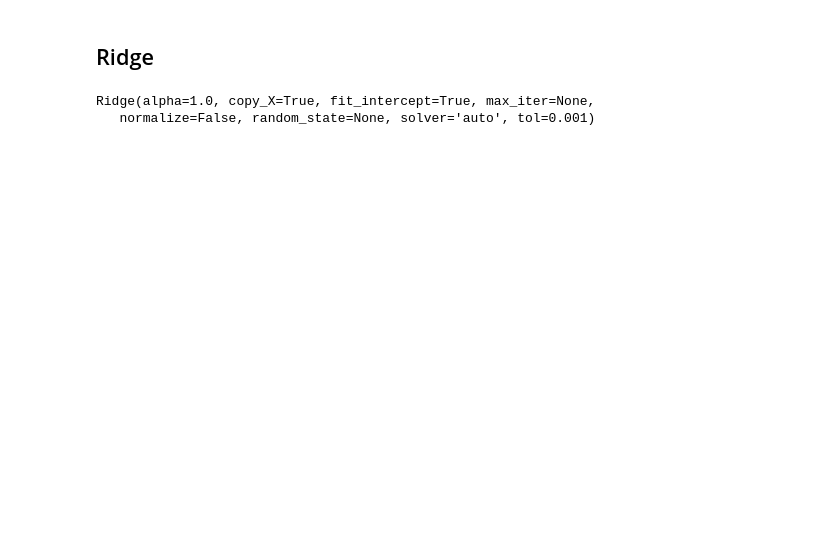
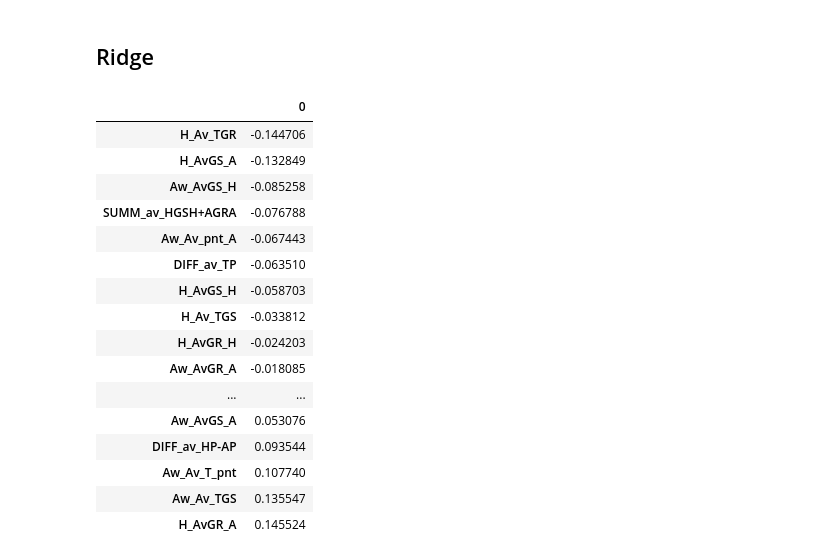
Before and after one commit to hh1713/football_machine, a Jupyter notebook: notebooks/final_project_Ridge_Lasso.ipynb, the cells around one changed output. Drawn from its saved outputs; the diff is of its cells as text; code cells hidden in the pictures; blank space fills up the shorter version.

```diff
--- a/notebooks/final_project_Ridge_Lasso.ipynb
+++ b/notebooks/final_project_Ridge_Lasso.ipynb
@@ -358,0 +350,11 @@ svm_linear.decision_function(X_test)
+# %%
+y_results = (allchampionships[3].df['FTR'])
+# %%
+#y_results = pd.DataFrame(allchampionships[3].df['FTR'])
+for i in y_results.index:
+    if y_results[i] == 'H':
+        y_results[i] = 1
+    if y_results[i] == 'D':
+        y_results[i] = 2
+    if y_results[i] == 'A':
+        y_results[i] = 3
@@ -367,8 +372,0 @@ X = allchampionships[3].df.iloc[:,8:-2]
-# %%
-clf = Ridge(alpha=1.0)
-clf.fit(X, y)
-Ridge(alpha=1.0, copy_X=True, fit_intercept=True, max_iter=None,
-      normalize=False, random_state=None, solver='auto', tol=0.001)
-# %% [output]
-Ridge(alpha=1.0, copy_X=True, fit_intercept=True, max_iter=None,
-   normalize=False, random_state=None, solver='auto', tol=0.001)
@@ -378,0 +373,29 @@ for i in X.columns:
+# %%
+def ridge(ALPHA, X, y):
+    clf = linear_model.Ridge(alpha=ALPHA)
+    clf.fit(X,y)
+    tmp = pd.DataFrame(columns=X.columns)
+    tmp.loc[0] = clf.coef_
+
+    return tmp
+# %%
+ridge_df = ridge(5, X, y_results)
+pd.DataFrame(ridge_df.loc[0]).sort(0)
+# %% [output]
+|  | 0 |
+| H_Av_TGR | -0.144706 |
+| H_AvGS_A | -0.132849 |
+| Aw_AvGS_H | -0.085258 |
+| SUMM_av_HGSH+AGRA | -0.076788 |
+| Aw_Av_pnt_A | -0.067443 |
+| DIFF_av_TP | -0.063510 |
+| H_AvGS_H | -0.058703 |
+| H_Av_TGS | -0.033812 |
+| H_AvGR_H | -0.024203 |
+| Aw_AvGR_A | -0.018085 |
+| ... | ... |
+| Aw_AvGS_A | 0.053076 |
+| DIFF_av_HP-AP | 0.093544 |
+| Aw_Av_T_pnt | 0.107740 |
+| Aw_Av_TGS | 0.135547 |
+| H_AvGR_A | 0.145524 |
```
Also changed, not shown: parts of 30 cells of this notebook, 10 other files.
